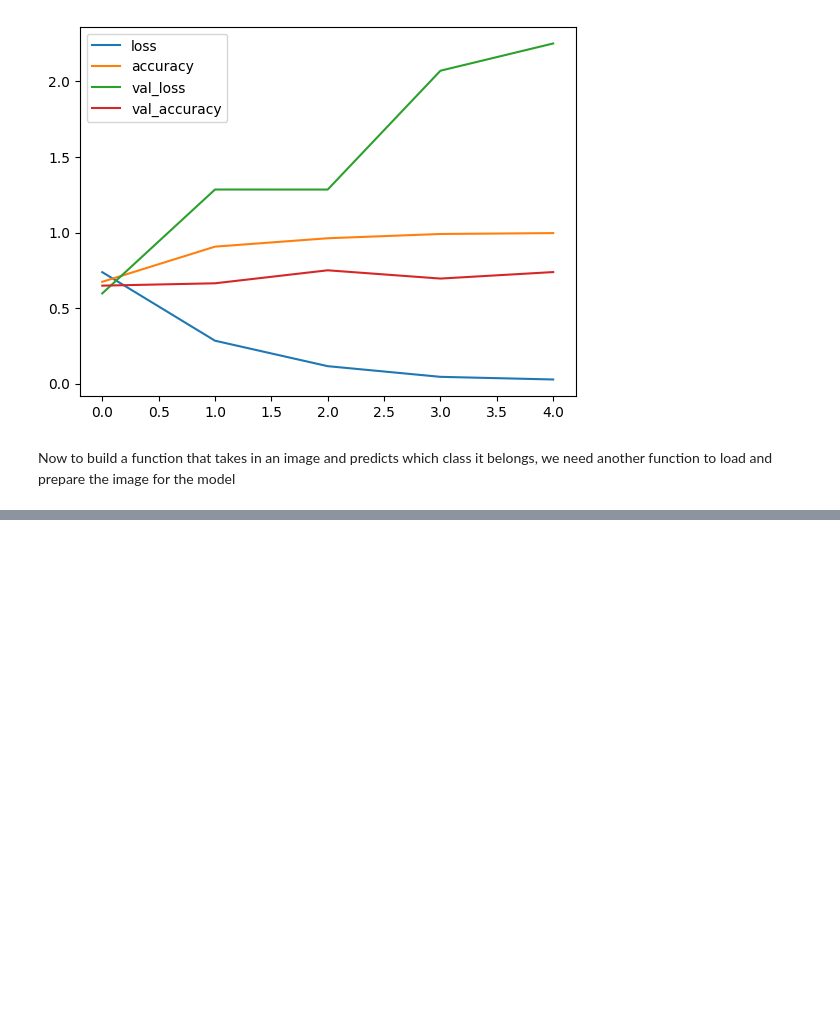
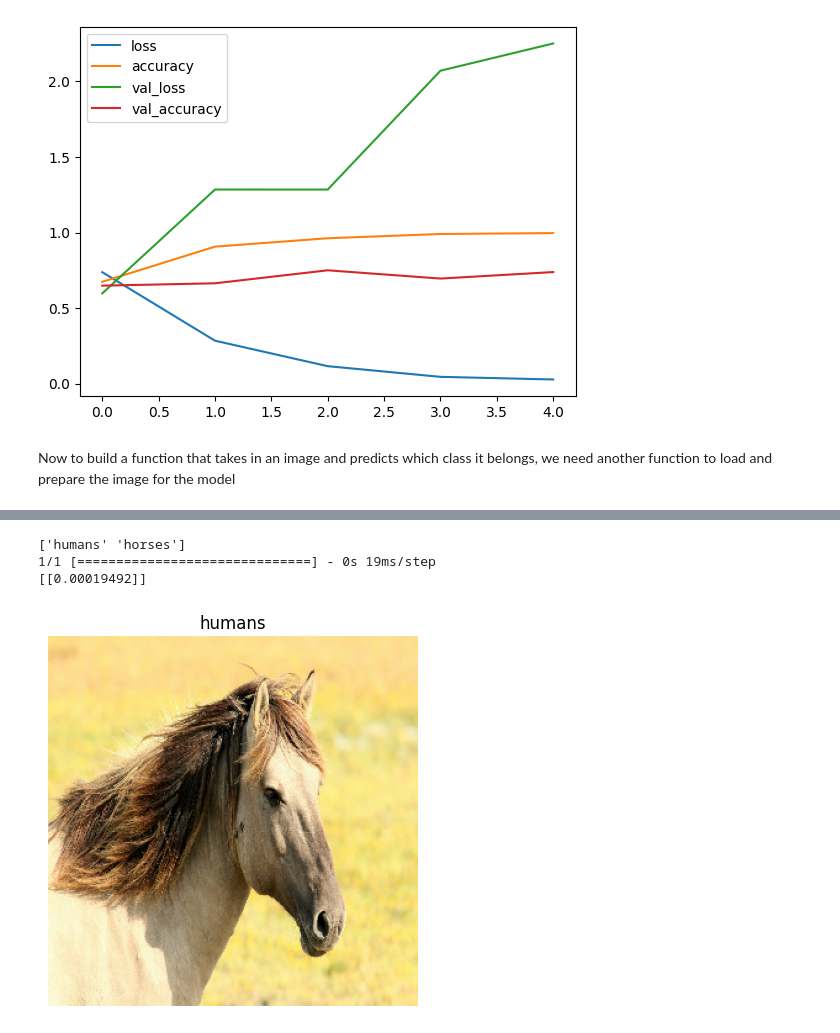
Before and after one commit to SheshamJoseph/Deep-Learning-with-Tensorflow-ZTM, a Jupyter notebook: human_or_horses.ipynb, the cells around one changed output, grey strips where cells are left out. Saved outputs shown, nothing was run; the diff lists cells and outputs as text; code cells hidden in the pictures; blank space fills up the shorter version.

Commit message:
created function to test model

```diff
--- a/human_or_horses.ipynb
+++ b/human_or_horses.ipynb
@@ -200,3 +200,41 @@ pd.DataFrame(hist_1.history).plot()
 [figure]
 # %% [markdown]
 Now to build a function that takes in an image and predicts which class it belongs, we need another function to load and prepare the image for the model
+# %%
+def load_and_prep_image(filename, img_size=300):
+    """
+    Reads an image from 'filename', turns it into a tensor and reshapes it to
+    (img_size, img_size, color_channels)
+    """
+    # read in the image
+    img = tf.io.read_file(filename)
+    # decode the image into a tensor
+    img = tf.image.decode_image(img)
+    # resize the image
+    img = tf.image.resize(img, size=(img_size, img_size))
+    # rescale the image
+    img = img/255
+    return img
+# %%
+def pred_and_plot(model, filename, class_names=class_names):
+    """
+    Imports an image located at filename, makes a prediction with model
+    and plots the image with the predicted class as the title
+    """
+    print(class_names)
+    # Import the target image and preprocess it
+    image = load_and_prep_image(filename)
+    # Make prediction
+    pred = model.predict(tf.expand_dims(image, axis=0))
+    print(pred)
+    # get the predicted class
+    pred_class = class_names[int(tf.round(pred))]
+    plt.imshow(image)
+    plt.title(pred_class)
+    plt.axis(False)
+# %%
+# upload an image an test model
+from google.colab import files
+
+uploaded = files.upload()
+uploaded.keys()
@@ -202,0 +245,8 @@ Now to build a function that takes in an image and predicts which class it belon
+# %%
+for fn in uploaded.keys():
+    pred_and_plot(model_1, filename=fn)
+# %% [output]
+['humans' 'horses']
+1/1 [==============================] - 0s 19ms/step
+[[0.00019492]]
+[figure, added]
```
Also changed, not shown: parts of 2 cells of this notebook.
